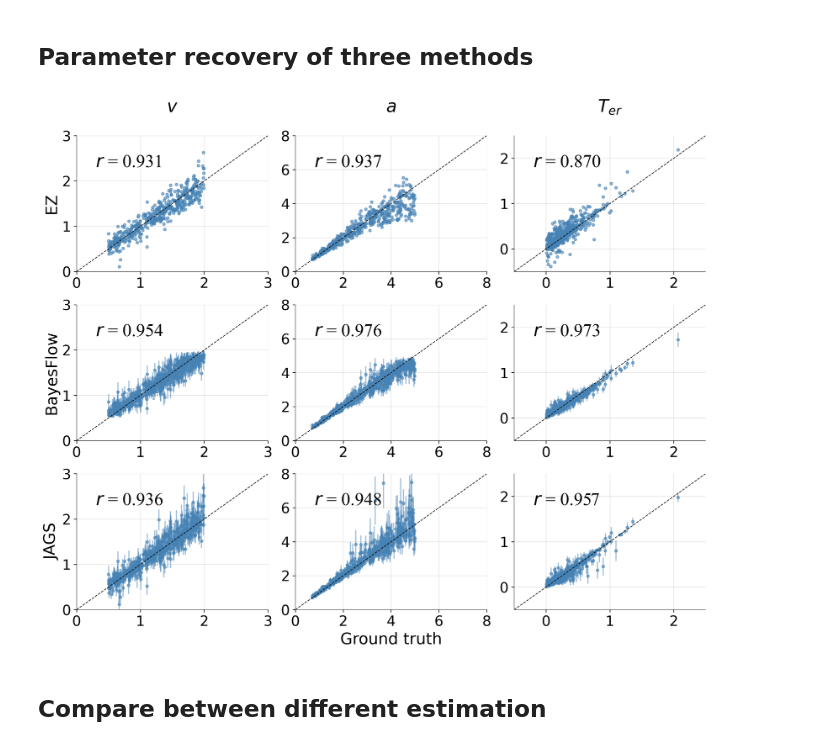
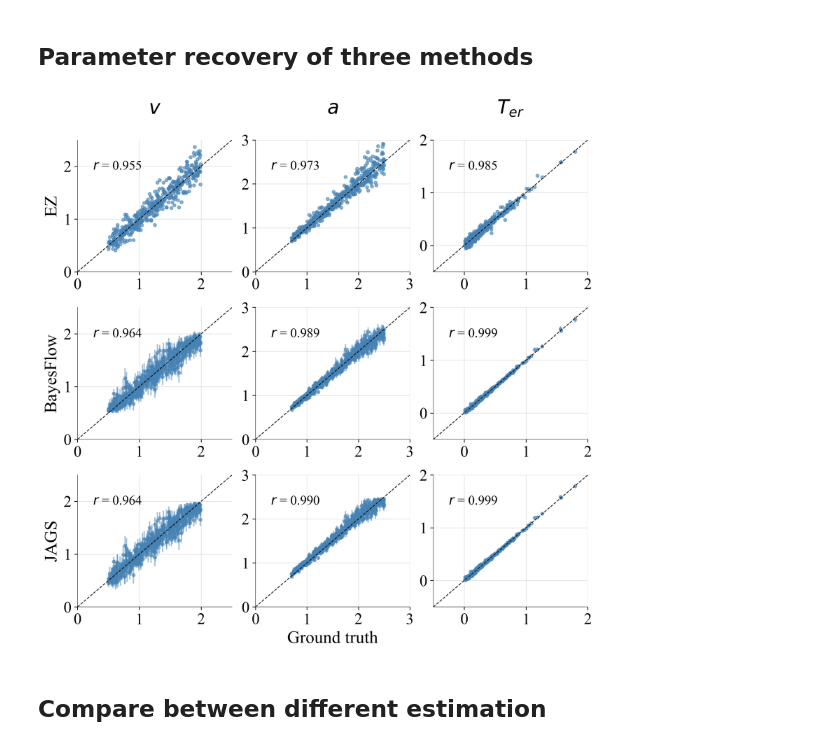
Before and after one commit to yufeiwu1011/Robust-Amortized-Bayesian-Inference, a Jupyter notebook: 1 parameter recovery study/notebook/parameter recovery study.ipynb, the cells around one changed output. Cells and saved outputs as stored; diff of their text form; code cells hidden in the pictures.

```diff
--- a/1 parameter recovery study/notebook/parameter recovery study.ipynb
+++ b/1 parameter recovery study/notebook/parameter recovery study.ipynb
@@ -64,14 +64,14 @@ def diffusion_prior():
     "Generates a random draw from the joint prior distribution."
     #normal distribution for the drift rates
     drifts_1 = RNG.uniform(0.5,2)
-    threshold = RNG.uniform(0.7,5)
+    threshold = RNG.uniform(0.7,2.5)
     ndt = RNG.gamma(1.5, 1 / 5.0)
     return np.hstack((drifts_1, threshold, ndt))
 
 PARAM_NAMES = [
-    "Drift Rate",
-    "Boundary Separation",
-    "Non-decision Time"
+    r"$v$",
+    r"$a$",
+    r"$T_{er}$"
 ]
 
 prior = bf.simulation.Prior(prior_fun=diffusion_prior, param_names=PARAM_NAMES)
@@ -81,10 +92,11 @@ Set the trial number $n$ to be 100, and the number of condition to be 1.
 # %%
+#setting for testing
 def random_num_obs():
-    """100 observations for all simulations in a batch."""
+    """200 observations for all simulations in a batch."""
 
-    return 100
+    return 200
 
-num_obs = 100
+num_obs = 200
 
 def generate_condition_matrix(num_obs, num_conditions=1):
     """Draws a random design matrix for each simulation in a batch."""
@@ -170,8 +182,7 @@ summary_net = bf.networks.SetTransformer(input_dim=4, summary_dim=3, name="ddm_s
 
 inference_net = bf.networks.InvertibleNetwork(
     num_params=len(prior.param_names),
-    coupling_settings={"dense_args": dict(kernel_regularizer=None),"dropout_prob":0.2, "bins":32},
-    coupling_design="spline",
+    coupling_settings={"mc_dropout" : True, "dense_args" : dict(units=128, activation="elu")},
     name="ddm_inference",
 )
 
@@ -245,7 +290,7 @@ posterior_mean_jags[posterior_mean_jags['convergence']==0].index
 ############################
 #Inference from EZ diffusion
 #transform the log RTs back to original scale
-validation_sims_ez_exp = validation_sims_ez
+validation_sims_ez_exp = copy.deepcopy(validation_sims_ez)
 validation_sims_ez_exp['summary_conditions'][:,:,0]= np.exp(validation_sims_ez_exp['summary_conditions'][:,:,0])
 #MRT
 MRT = []
@@ -296,11 +341,11 @@ tick_size = 18
 
 test_sims = validation_sims_ez
 # Create the figure and axes
-fig, axes = plt.subplots(nrows=3, ncols=3, dpi=300, figsize=(12, 10))
+fig, axes = plt.subplots(nrows=3, ncols=3, dpi=300, figsize=(9, 9))
 plt.subplots_adjust(hspace=0.4, wspace=0.4)
 plt.rcParams['font.family'] = 'Times New Roman'
 
-parameter_name = ["delta", "alpha", "tau"]
+parameter_name = ["v", "a", "Ter"]
 titles = [r'$v$', r'$a$', r'$T_{er}$']
 ylabels = ['EZ', 'BayesFlow', 'JAGS']
 
@@ -323,7 +368,7 @@ def plot_subplot(ax, x, y, yerr=None, title=None, xlabel='Ground truth', ylabel=
         horizontalalignment="left",
         verticalalignment="center",
         transform=ax.transAxes,
-        size=23
+        size=15
     )
     # Remove top and right spines
     ax.spines['top'].set_visible(False)
@@ -337,15 +382,15 @@ def plot_subplot(ax, x, y, yerr=None, title=None, xlabel='Ground truth', ylabel=
         spine.set_linewidth(0.4)
 
 x_limits = [
-    (0, 3),  # Drift rate
-    (0, 8),  # Boundary separation
-    (-0.5, 2.5) # Non-decision time
+    (0, 2.5),  # Drift rate
+    (0, 3),  # Boundary separation
+    (-0.5, 2) # Non-decision time
 ]
 
 y_limits = [
-    (0, 3),  # Drift rate
-    (0, 8),  # Boundary separation
-    (-0.5, 2.5) # Non-decision time
+    (0, 2.5),  # Drift rate
+    (0, 3),  # Boundary separation
+    (-0.5, 2) # Non-decision time
 ]
 
 
@@ -357,34 +402,34 @@ for row, (y, yerr) in enumerate([
      np.column_stack([posterior_sd_jags[param] for param in parameter_name]))
 ]):
     for col in range(3):
         plot_subplot(
             axes[row, col],
             true_parameter[:, col],
             y[:, col] if isinstance(y, np.ndarray) else y[parameter_name[col]],
             yerr=yerr[:, col] if yerr is not None and isinstance(yerr, np.ndarray) else (yerr[parameter_name[col]] if yerr is not None else None),
             title=titles[col] if row == 0 else None,  # Titles only for the first row
             xlabel='Ground truth' if row == 2 and col == 1 else None,
             ylabel=ylabels[row] if col == 0 else None  # Unique y-labels for the first column of each row
         )
         # Set specific x-axis limits for each column
         axes[row, col].set_xlim(x_limits[col])
         axes[row, col].set_ylim(y_limits[col])
 
         # Dynamically set the diagonal dashed line
         x_min, x_max = axes[row, col].get_xlim()
         y_min, y_max = axes[row, col].get_ylim()
         diag_min = min(x_min, y_min)  # Start from the minimum of x and y
         diag_max = max(x_max, y_max)  # Extend to the maximum of x and y
         axes[row, col].plot(
             [diag_min, diag_max], [diag_min, diag_max],
             color='black', alpha=0.9, linestyle="dashed", label='Diagonal Line', linewidth=0.9
         )
 
 plt.tight_layout()
 plt.savefig(root_dir / 'plots/parameter_recovery_combined.pdf', format="pdf", bbox_inches="tight")
 plt.show()
 # %% [output]
-[figure, old version]
+[figure, new version]
 # %% [markdown]
 ## Compare between different estimation
 # %%
```
Also changed, not shown: parts of 18 cells of this notebook, 3 other files.
